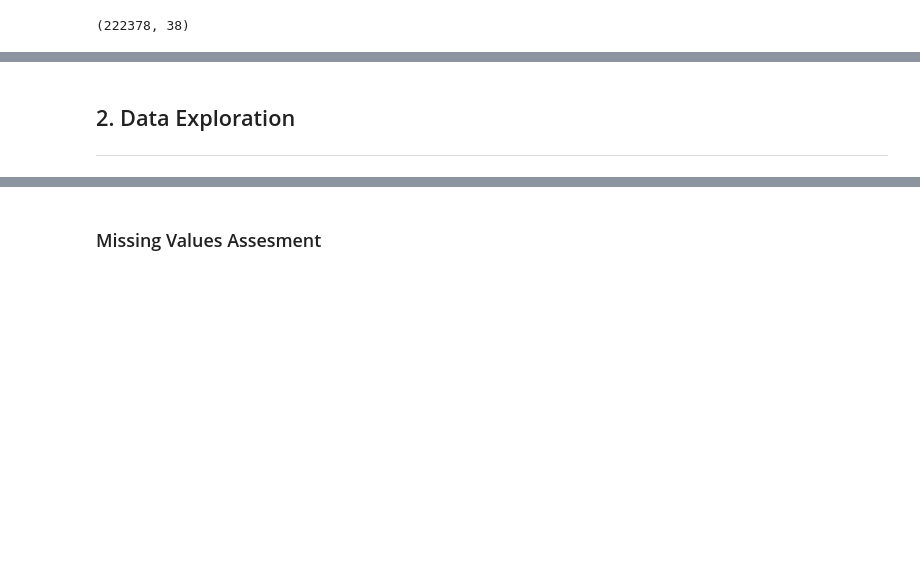
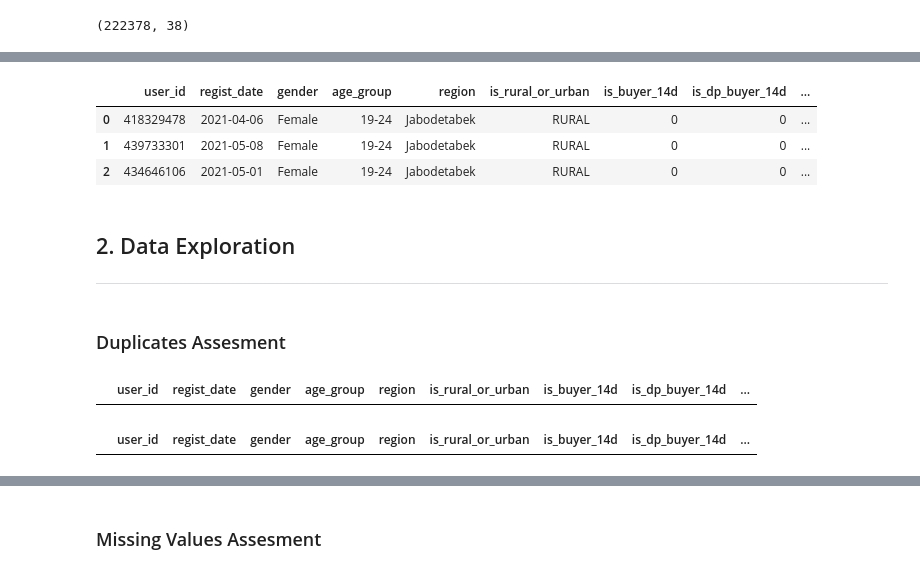
Before and after one commit to Theofilusarifin/predicting-buyer-retention, a Jupyter notebook: copy.ipynb, the cells around one changed output, grey strips where cells are left out. Drawn from its saved outputs; the diff is of its cells as text; code cells hidden in the pictures; blank space fills up the shorter version.

```diff
--- a/code.ipynb
+++ b/copy.ipynb
@@ -53,5 +81,14 @@ df.shape
+# %%
+df.head(3)
+# %% [output]
+|  | user_id | regist_date | gender | age_group | region | is_rural_or_urban | is_buyer_14d | is_dp_buyer_14d | ... |
+| 0 | 418329478 | 2021-04-06 | Female | 19-24 | Jabodetabek | RURAL | 0 | 0 | ... |
+| 1 | 439733301 | 2021-05-08 | Female | 19-24 | Jabodetabek | RURAL | 0 | 0 | ... |
+| 2 | 434646106 | 2021-05-01 | Female | 19-24 | Jabodetabek | RURAL | 0 | 0 | ... |
 # %% [markdown]
 ## 2. Data Exploration
 
 
 ---
+# %% [markdown]
+### Duplicates Assesment
@@ -57,0 +98,8 @@ df.shape
+# %%
+df_user_duplicates
+# %% [output]
+|  | user_id | regist_date | gender | age_group | region | is_rural_or_urban | is_buyer_14d | is_dp_buyer_14d | ... |
+# %%
+df_duplicates
+# %% [output]
+|  | user_id | regist_date | gender | age_group | region | is_rural_or_urban | is_buyer_14d | is_dp_buyer_14d | ... |
```
Also changed, not shown: parts of 70 cells of this notebook, 2 other files.
